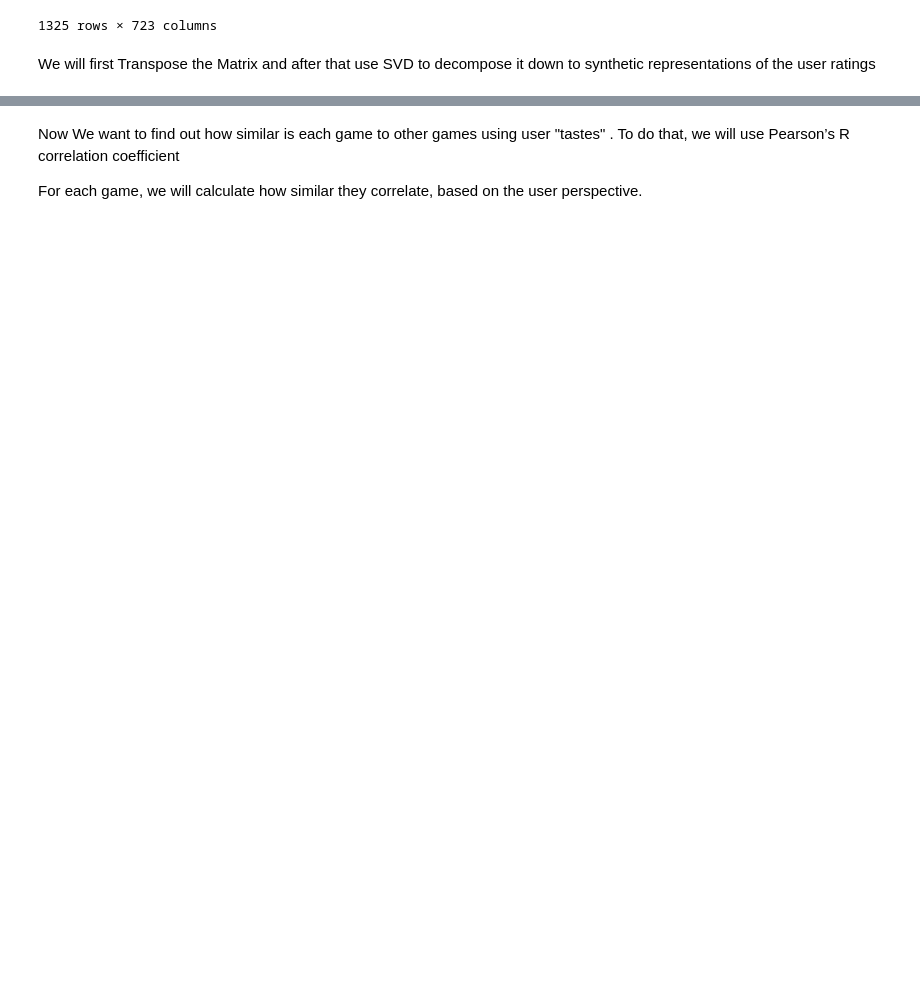
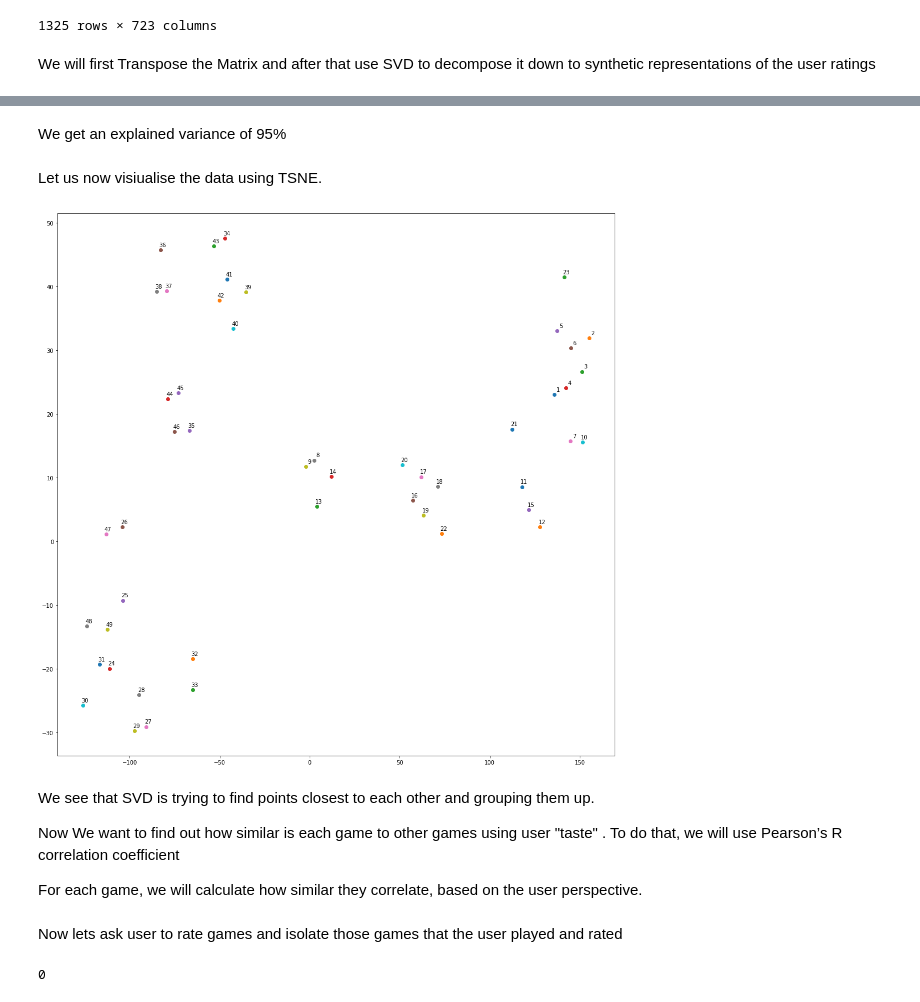
Before and after one commit to bryan9898/1015, a Jupyter notebook: Main/GameRec.ipynb, the cells around one changed output, grey strips where cells are left out. Cells and saved outputs as stored; diff of their text form; code cells hidden in the pictures; blank space fills up the shorter version.

```diff
--- a/Main/GameRec.ipynb
+++ b/Main/GameRec.ipynb
@@ -161,5 +205,34 @@ resultant_matrix = SVD.fit_transform(X)
+# %% [markdown]
+We get an explained variance of 95%
+# %% [markdown]
+Let us now visiualise the data using TSNE.
+# %%
+from sklearn.manifold import TSNE
+import matplotlib.pyplot as plt
+
+tsne = TSNE(perplexity=5, n_components=2, init="pca", n_iter=2000)
+plot_only = 50
+coords = tsne.fit_transform(result_matrix[:plot_only, :])
+
+plt.figure(figsize=(18, 18))
+labels = [i for i in range(1, 50)]
+for i, label in enumerate(labels):
+    x, y = coords[i, :]
+    plt.scatter(x, y)
+    plt.annotate(label,
+                 xy=(x, y),
+                 xytext=(10, 4),
+                 textcoords="offset points",
+                 ha="right",
+                 va="bottom")
+
+plt.show()
+# %% [output]
+[figure, added]
 # %% [markdown]
-Now We want to find out how similar is each game to other games using user "tastes" . To do that, we will use Pearson’s R correlation coefficient
+We see that SVD is trying to find points closest to each other and grouping them up.
+
+Now We want to find out how similar is each game to other games using user "taste" . To do that, we will use Pearson’s R correlation coefficient
 
 For each game, we will calculate how similar they correlate, based on the user perspective.
 # %%
@@ -166,0 +240,2 @@ corr_mat = np.corrcoef(resultant_matrix)
+# %% [markdown]
+Now lets ask user to rate games and isolate those games that the user played and rated
@@ -166,0 +244,20 @@ corr_mat = np.corrcoef(resultant_matrix)
+# %%
+#Fav_Games = input("Type in the games you play and the rating (0-10)(e.g Counter-Strike,9.5): ")
+#Fav_Games = Fav_Games.split(",")
+gameData = pd.read_csv("../SteamUserData/App_ID_Info.csv")
+
+
+Fav_Games = input("Type in the game you play and the rating (0-10)(e.g Counter-Strike,9.5): ")
+Fav_Games = Fav_Games.split(",")
+
+
+idOfGame = gameData['gamesid'].loc[gameData['appName'] == Fav_Games[0]]
+
+
+game_id = rating_crosstab.columns
+game_id = list(game_id)
+
+star_wars = game_id.index(idOfGame.iloc[0])
+star_wars
+# %% [output]
+0
```
Also changed, not shown: parts of 11 cells of this notebook, 2 other files.
